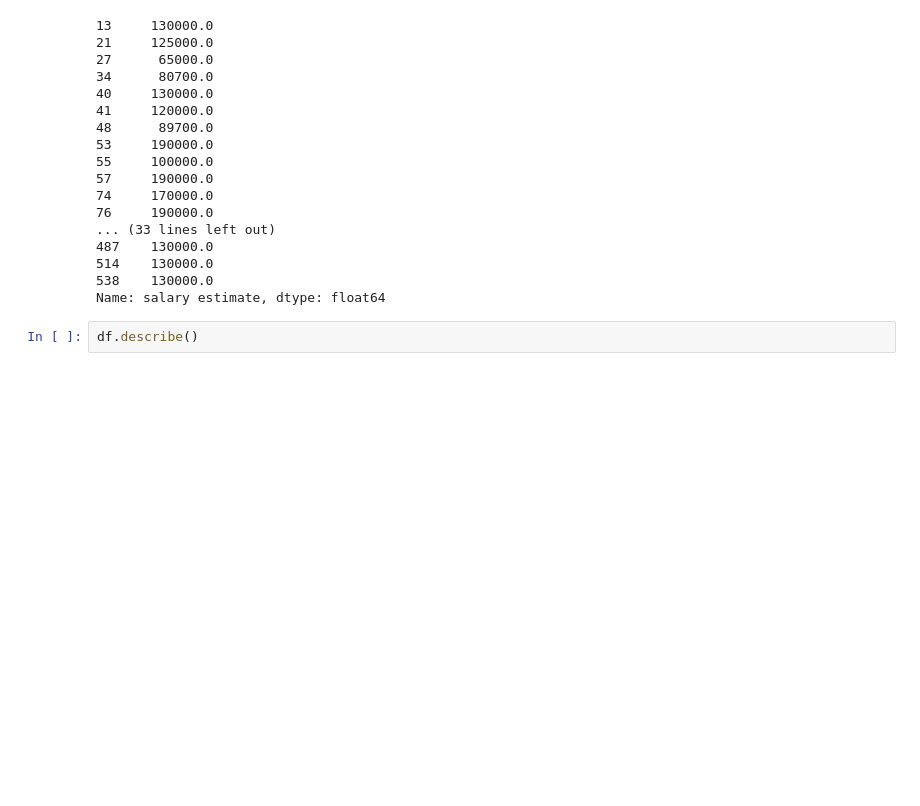
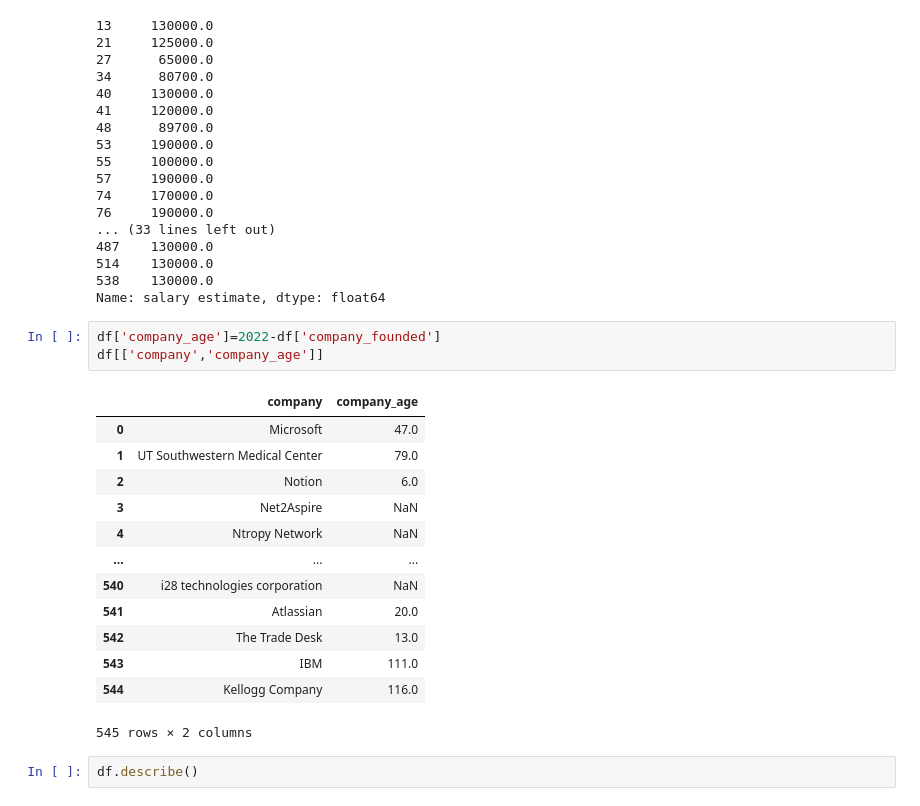
Before and after one commit to mohamedsiika/Jobs_salary_Prediction, a Jupyter notebook: EDA.ipynb, the cells around one changed output. Saved outputs shown, nothing was run; the diff lists cells and outputs as text; blank space fills up the shorter version.

```diff
--- a/EDA.ipynb
+++ b/EDA.ipynb
@@ -77,6 +77,23 @@ df[df['hourly']==1]['salary estimate']
 514    130000.0
 538    130000.0
 Name: salary estimate, dtype: float64
+# %%
+df['company_age']=2022-df['company_founded']
+df[['company','company_age']]
+# %% [output]
+|  | company | company_age |
+| 0 | Microsoft | 47.0 |
+| 1 | UT Southwestern Medical Center | 79.0 |
+| 2 | Notion | 6.0 |
+| 3 | Net2Aspire | NaN |
+| 4 | Ntropy Network | NaN |
+| ... | ... | ... |
+| 540 | i28 technologies corporation | NaN |
+| 541 | Atlassian | 20.0 |
+| 542 | The Trade Desk | 13.0 |
+| 543 | IBM | 111.0 |
+| 544 | Kellogg Company | 116.0 |
+545 rows × 2 columns
 # %%
 df.describe()
 # %% [output]
```
Also changed, not shown: parts of 5 cells of this notebook, 1 other file.
